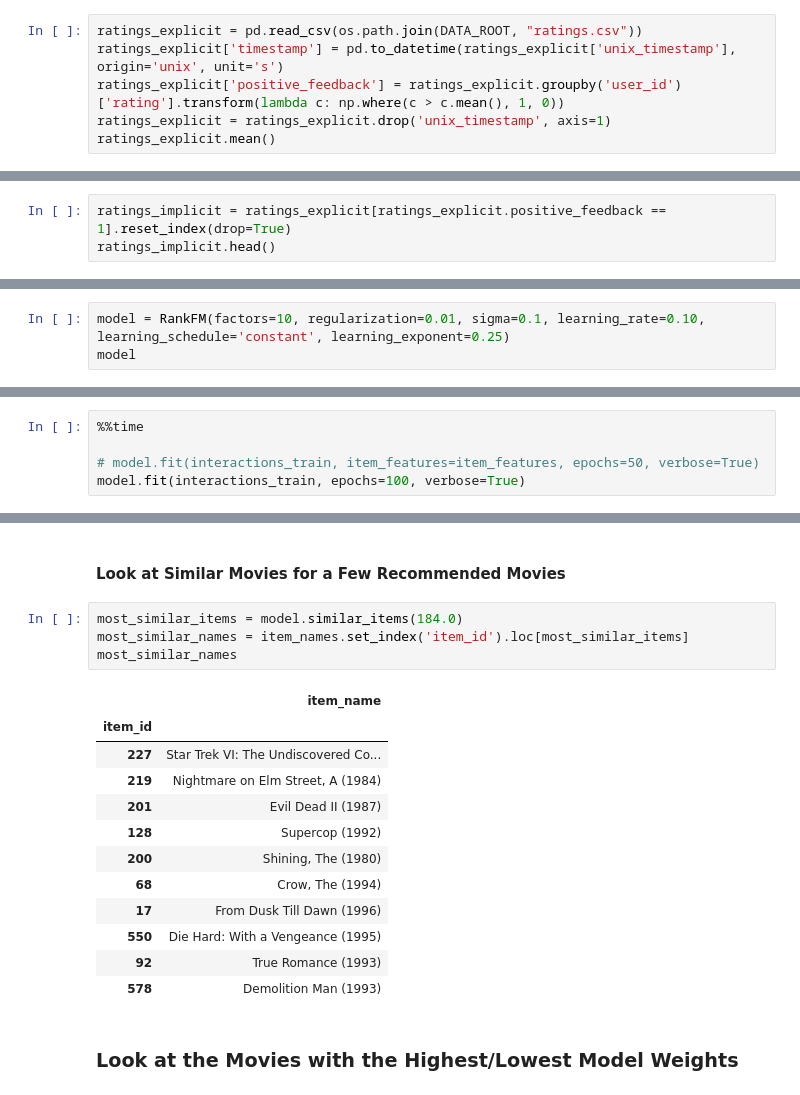
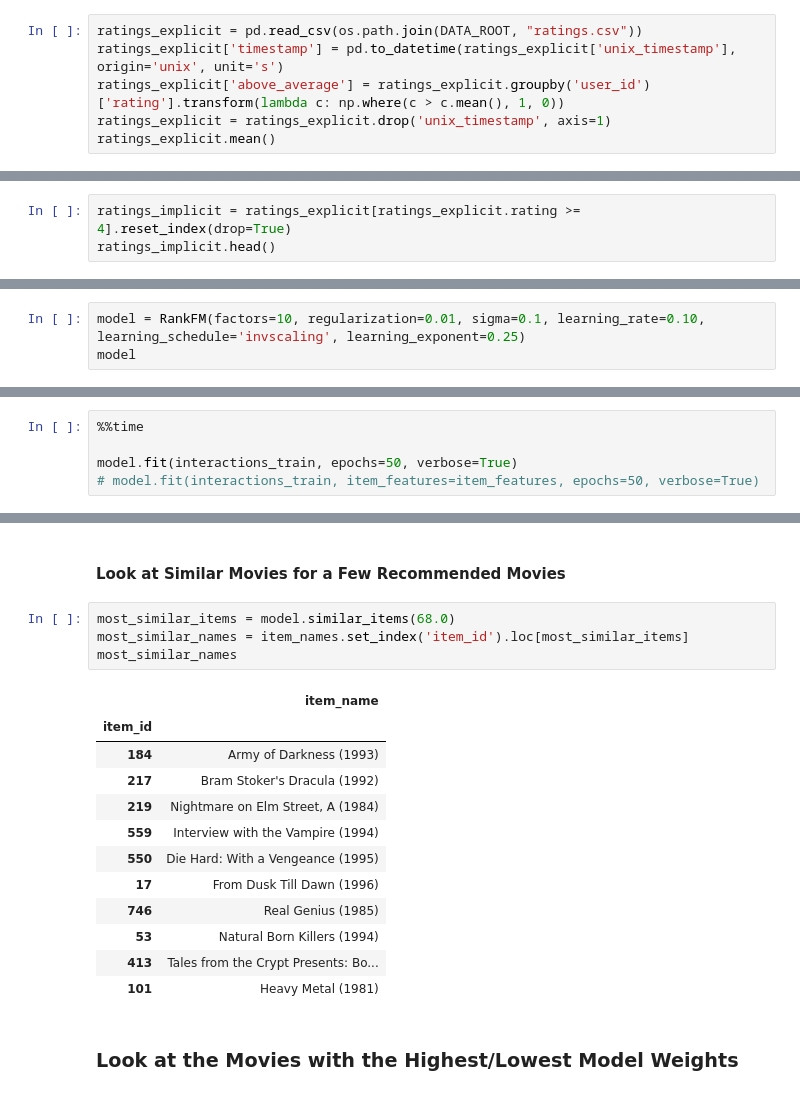
Before and after one commit to etlundquist/rankfm, a Jupyter notebook: notebooks/movielens-testing.ipynb, the cells around one changed output, grey strips where cells are left out. Drawn from its saved outputs; the diff is of its cells as text.

```diff
--- a/notebooks/movielens-example.ipynb
+++ b/notebooks/movielens-testing.ipynb
@@ -125,7 +125,7 @@ dtype: float64
 # %%
 ratings_explicit = pd.read_csv(os.path.join(DATA_ROOT, "ratings.csv"))
 ratings_explicit['timestamp'] = pd.to_datetime(ratings_explicit['unix_timestamp'], origin='unix', unit='s')
-ratings_explicit['positive_feedback'] = ratings_explicit.groupby('user_id')['rating'].transform(lambda c: np.where(c > c.mean(), 1, 0))
+ratings_explicit['above_average'] = ratings_explicit.groupby('user_id')['rating'].transform(lambda c: np.where(c > c.mean(), 1, 0))
 ratings_explicit = ratings_explicit.drop('unix_timestamp', axis=1)
 ratings_explicit.mean()
 # %% [output]
@@ -146,6 +146,6 @@ ratings_explicit.head()
 # %% [markdown]
 #### Generate Implicit Feedback Ratings Data
 # %%
-ratings_implicit = ratings_explicit[ratings_explicit.positive_feedback == 1].reset_index(drop=True)
+ratings_implicit = ratings_explicit[ratings_explicit.rating >= 4].reset_index(drop=True)
 ratings_implicit.head()
 # %% [output]
@@ -382,12 +382,12 @@ memory usage: 951.5 KB
 # %%
-model = RankFM(factors=10, regularization=0.01, sigma=0.1, learning_rate=0.10, learning_schedule='constant', learning_exponent=0.25)
+model = RankFM(factors=10, regularization=0.01, sigma=0.1, learning_rate=0.10, learning_schedule='invscaling', learning_exponent=0.25)
 model
 # %% [output]
 <rankfm.rankfm.RankFM at 0x...>
 # %%
 %%time
 
+model.fit(interactions_train, epochs=50, verbose=True)
 # model.fit(interactions_train, item_features=item_features, epochs=50, verbose=True)
-model.fit(interactions_train, epochs=100, verbose=True)
 # %% [output]
 training epoch: 0
@@ -656,22 +656,22 @@ user_item_names
 # %% [markdown]
 #### Look at Similar Movies for a Few Recommended Movies
 # %%
-most_similar_items = model.similar_items(184.0)
+most_similar_items = model.similar_items(68.0)
 most_similar_names = item_names.set_index('item_id').loc[most_similar_items]
 most_similar_names
 # %% [output]
 |  | item_name |
 | item_id |  |
-| 227 | Star Trek VI: The Undiscovered Co... |
+| 184 | Army of Darkness (1993) |
+| 217 | Bram Stoker's Dracula (1992) |
 | 219 | Nightmare on Elm Street, A (1984) |
-| 201 | Evil Dead II (1987) |
-| 128 | Supercop (1992) |
-| 200 | Shining, The (1980) |
-| 68 | Crow, The (1994) |
+| 559 | Interview with the Vampire (1994) |
+| 550 | Die Hard: With a Vengeance (1995) |
 | 17 | From Dusk Till Dawn (1996) |
-| 550 | Die Hard: With a Vengeance (1995) |
-| 92 | True Romance (1993) |
-| 578 | Demolition Man (1993) |
+| 746 | Real Genius (1985) |
+| 53 | Natural Born Killers (1994) |
+| 413 | Tales from the Crypt Presents: Bo... |
+| 101 | Heavy Metal (1981) |
 # %% [markdown]
 ### Look at the Movies with the Highest/Lowest Model Weights
 # %%
```
Also changed, not shown: parts of 46 cells of this notebook, 1 other file.
